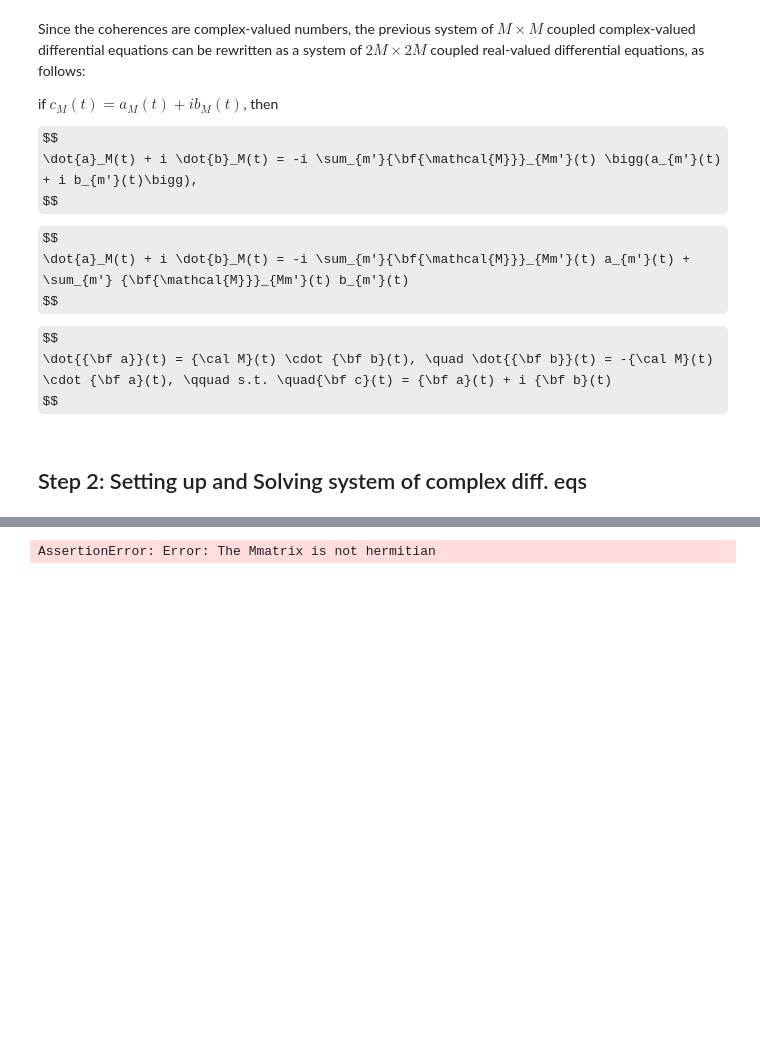
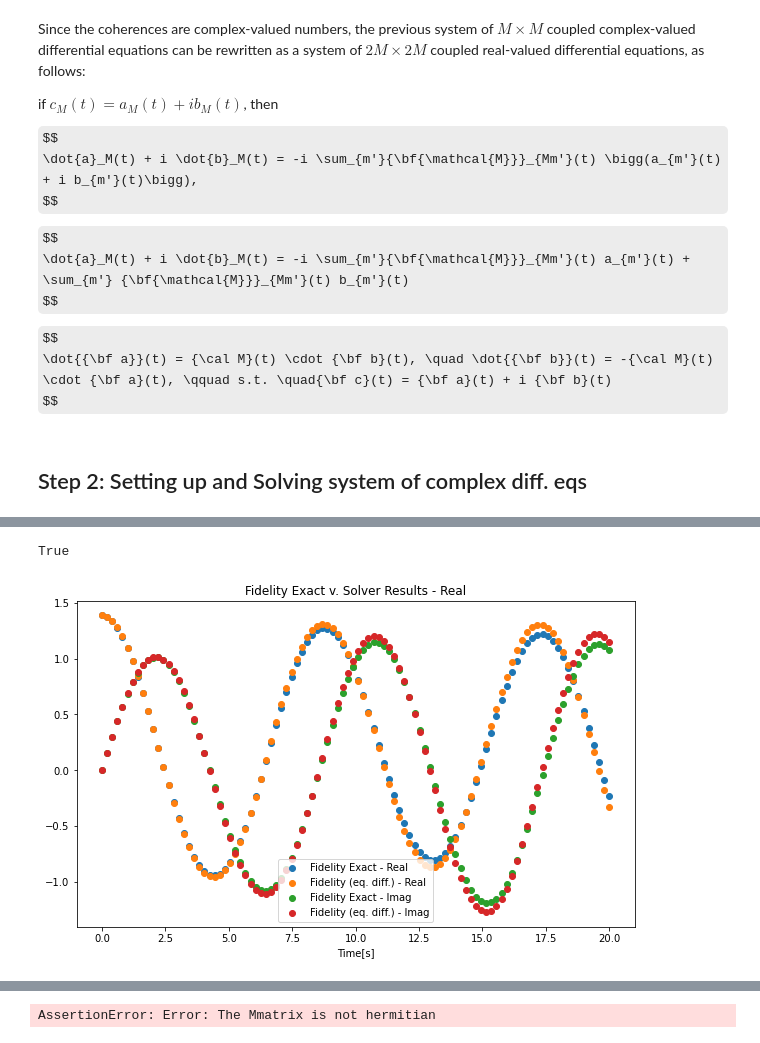
Before and after one commit to licTomasPerez/RMN-Max_Ent, a Jupyter notebook: RMN-markov eq.ipynb, the cells around one changed output, grey strips where cells are left out. Cells and saved outputs as stored; diff of their text form; code cells hidden in the pictures; some formulas as TeX source; blank space fills up the shorter version.

```diff
--- a/RMN-markov eq.ipynb
+++ b/RMN-markov eq.ipynb
@@ -89,7 +89,6 @@ $$
 param_list = {"total_no_cohrs": M, "p_factor": p, "power_law_factor": a} # dictionary containing the simulation's initial
                                                                          # parameters
 
-cohr_complex_t0 = [1 for i in range(param_list["total_no_cohrs"])]
-cohr_complex_t0 += [0 for i in range(param_list["total_no_cohrs"])]
+cohr_complex_t0 = [complex(1) for i in range(param_list["total_no_cohrs"])]
 cohr_complex_t0 = np.array(cohr_complex_t0)
 param_list = [M, p, a]
@@ -95,0 +181,4 @@ param_list = [M, p, a]
+# %%
+np.all([np.imag(qutip.Qobj(Mmatrix).eigenenergies()) < 1e-5])
+# %% [output]
+True
@@ -95,0 +189,22 @@ param_list = [M, p, a]
+# %%
+fidelity_at_timet_exact = []
+cluster_spin_size_at_timet_exact = []
+timespan = list(ts)
+
+for t in ts:
+    local_list = coherences_at_timet[timespan.index(t)]
+    local_val = sum(local_list[m] * me.power_law_weight(coherence = m,
+                                                        time = t,
+                                                        power_law_factor = a)
+                   for m in range(M))
+    fidelity_at_timet_exact.append(local_val)
+    local_val = 0
+    local_val = sum(m**2 * local_list[m] * me.power_law_weight(coherence = m,
+                                                                       time = t,
+                                                                       power_law_factor = a)
+                   for m in range(M))
+    cluster_spin_size_at_timet_exact.append(local_val)
+    local_val = 0
+
+assert len(fidelity_at_timet) == len(ts)
+assert len(cluster_spin_size_at_timet) == len(ts)
@@ -95,0 +214,15 @@ param_list = [M, p, a]
+# %%
+fig0, ax0 = plt.subplots(figsize=(10,6))
+
+plt.title("Fidelity Exact v. Solver Results - Real")
+plt.scatter(ts, np.real(fidelity_at_timet_exact), label = "Fidelity Exact - Real")
+plt.scatter(ts, np.real(fidelity_at_timet), label = "Fidelity (eq. diff.) - Real")
+
+plt.scatter(ts, np.imag(fidelity_at_timet_exact), label = "Fidelity Exact - Imag")
+plt.scatter(ts, np.imag(fidelity_at_timet), label = "Fidelity (eq. diff.) - Imag")
+
+ax0.legend(loc = 0)
+plt.xlabel("Time[s]")
+plt.show()
+# %% [output]
+[figure, added]
```
Also changed, not shown: parts of 44 cells of this notebook.
